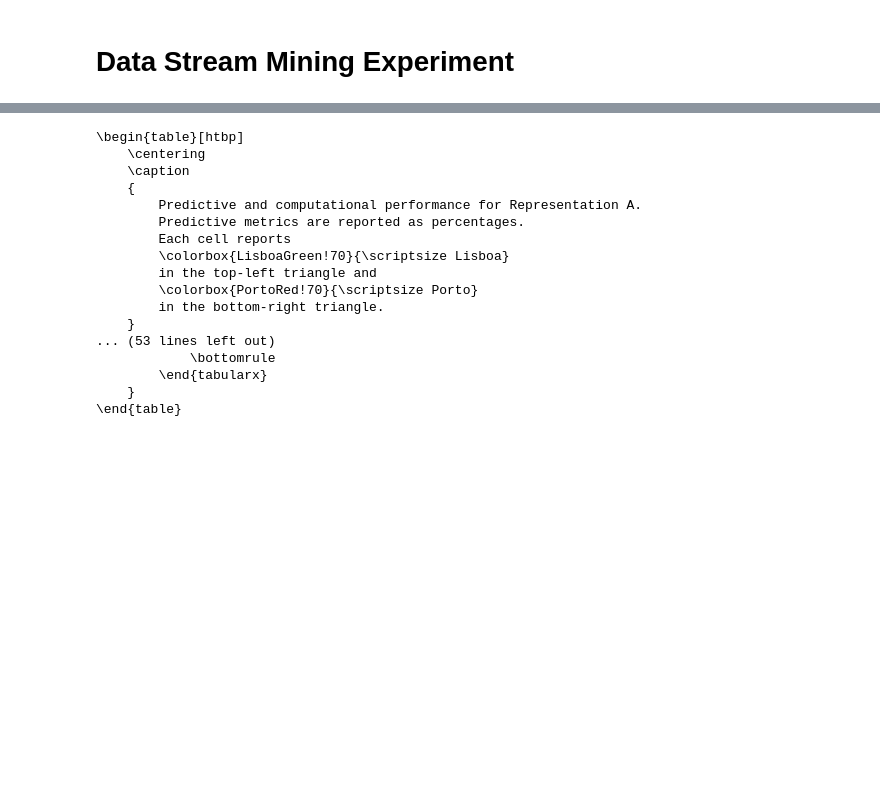
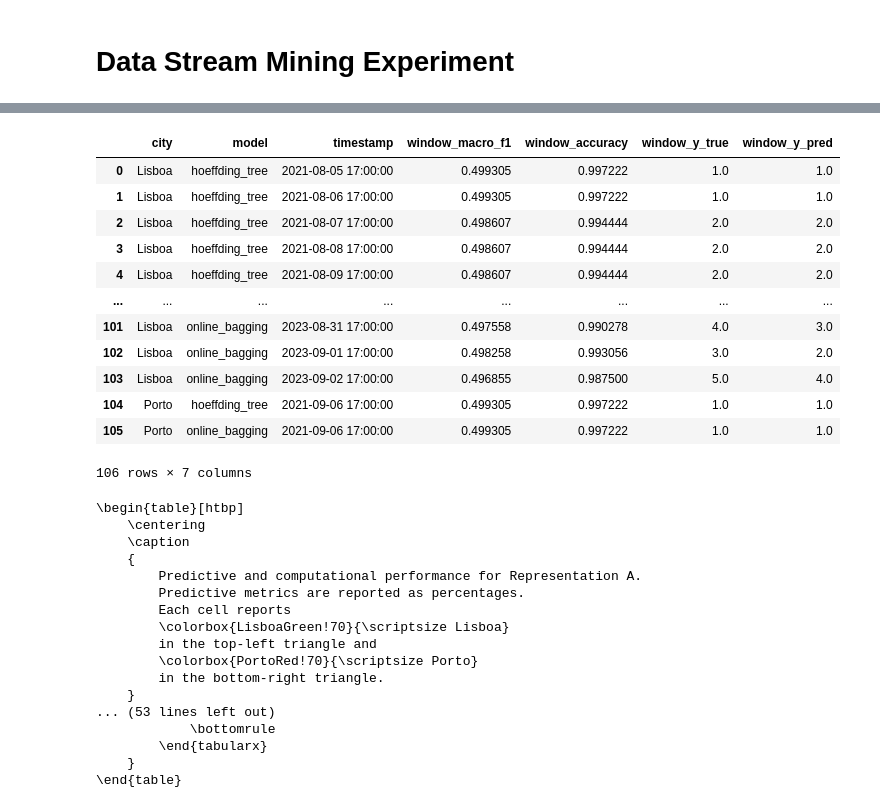
Before and after one commit to LouisSilva/Data-Stream-Mining-Practical-Assignment-1, a Jupyter notebook: practical_assignment.ipynb, the cells around one changed output, grey strips where cells are left out. Cells and saved outputs as stored; diff of their text form; code cells hidden in the pictures; blank space fills up the shorter version.

```diff
--- a/practical_assignment.ipynb
+++ b/practical_assignment.ipynb
@@ -297 +335,61 @@ Porto / A / online_logistic_regression: Accuracy=0.904, Macro-F1=0.827, Precisio
+# %%
+window_size = results.config['evaluation']['window_size']
+
+models = ['online_bagging', 'hoeffding_tree']
+
+predictions = results.predictions.loc[
+    (results.predictions['representation'] == 'A')
+    & (results.predictions['model'].isin(models))
+].copy()
+
+predictions['timestamp'] = pd.to_datetime(predictions['timestamp'])
+
+predictions = predictions.sort_values(
+    ['city', 'representation', 'model', 'timestamp']
+)
+
+groups = predictions.groupby(['city', 'representation', 'model'])
+
+for col in ['y_true', 'y_pred']:
+    predictions[f'window_{col}'] = groups[col].transform(
+        lambda x: x.rolling(window_size, min_periods=window_size).sum()
+    )
+
+# Select windows where Macro-F1 is near 50%
+dips = results.history.loc[
+    (results.history['representation'] == 'A')
+    & (results.history['model'].isin(models))
+    & (results.history['window_macro_f1'].between(0.49, 0.55))
+].copy()
+
+dips['timestamp'] = pd.to_datetime(dips['timestamp'])
+
+inspection = dips.merge(
+    predictions[[
+        'city', 'representation', 'model', 'timestamp',
+        'window_y_true', 'window_y_pred'
+    ]],
+    on=['city', 'representation', 'model', 'timestamp'],
+    how='left'
+)
+
+display(inspection[[
+    'city', 'model', 'timestamp',
+    'window_macro_f1', 'window_accuracy',
+    'window_y_true', 'window_y_pred'
+]])
+# %% [output]
+|  | city | model | timestamp | window_macro_f1 | window_accuracy | window_y_true | window_y_pred |
+| 0 | Lisboa | hoeffding_tree | 2021-08-05 17:00:00 | 0.499305 | 0.997222 | 1.0 | 1.0 |
+| 1 | Lisboa | hoeffding_tree | 2021-08-06 17:00:00 | 0.499305 | 0.997222 | 1.0 | 1.0 |
+| 2 | Lisboa | hoeffding_tree | 2021-08-07 17:00:00 | 0.498607 | 0.994444 | 2.0 | 2.0 |
+| 3 | Lisboa | hoeffding_tree | 2021-08-08 17:00:00 | 0.498607 | 0.994444 | 2.0 | 2.0 |
+| 4 | Lisboa | hoeffding_tree | 2021-08-09 17:00:00 | 0.498607 | 0.994444 | 2.0 | 2.0 |
+| ... | ... | ... | ... | ... | ... | ... | ... |
+| 101 | Lisboa | online_bagging | 2023-08-31 17:00:00 | 0.497558 | 0.990278 | 4.0 | 3.0 |
+| 102 | Lisboa | online_bagging | 2023-09-01 17:00:00 | 0.498258 | 0.993056 | 3.0 | 2.0 |
+| 103 | Lisboa | online_bagging | 2023-09-02 17:00:00 | 0.496855 | 0.987500 | 5.0 | 4.0 |
+| 104 | Porto | hoeffding_tree | 2021-09-06 17:00:00 | 0.499305 | 0.997222 | 1.0 | 1.0 |
+| 105 | Porto | online_bagging | 2021-09-06 17:00:00 | 0.499305 | 0.997222 | 1.0 | 1.0 |
+106 rows × 7 columns
 # %%
```
Also changed, not shown: parts of 7 cells of this notebook, 5 other files.
